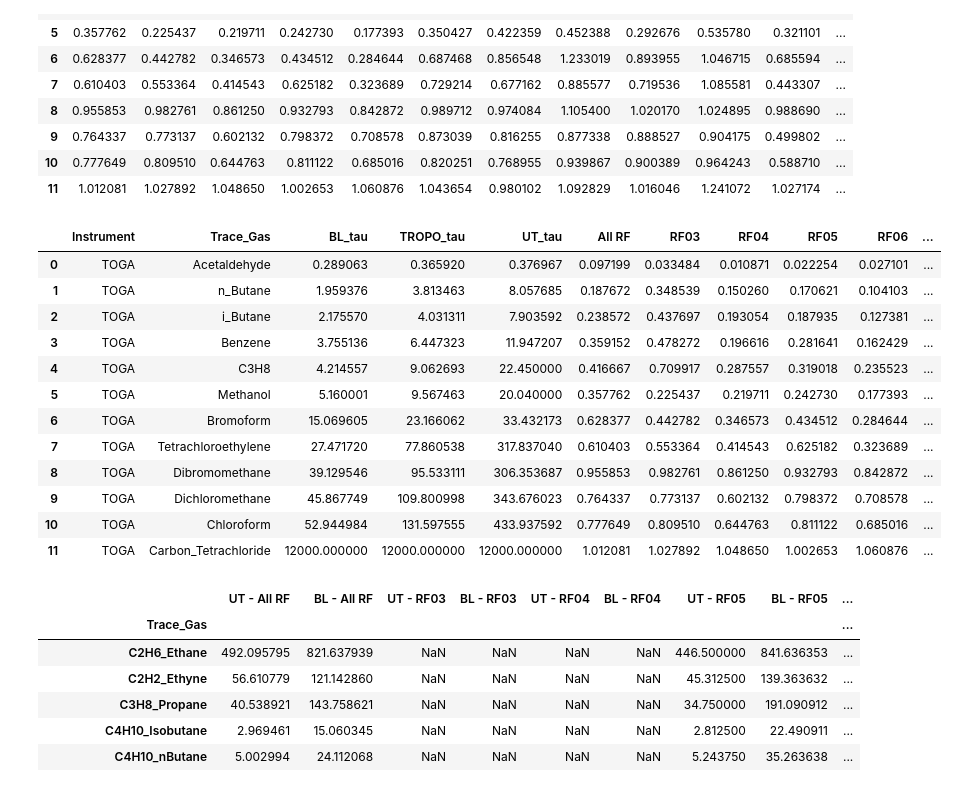
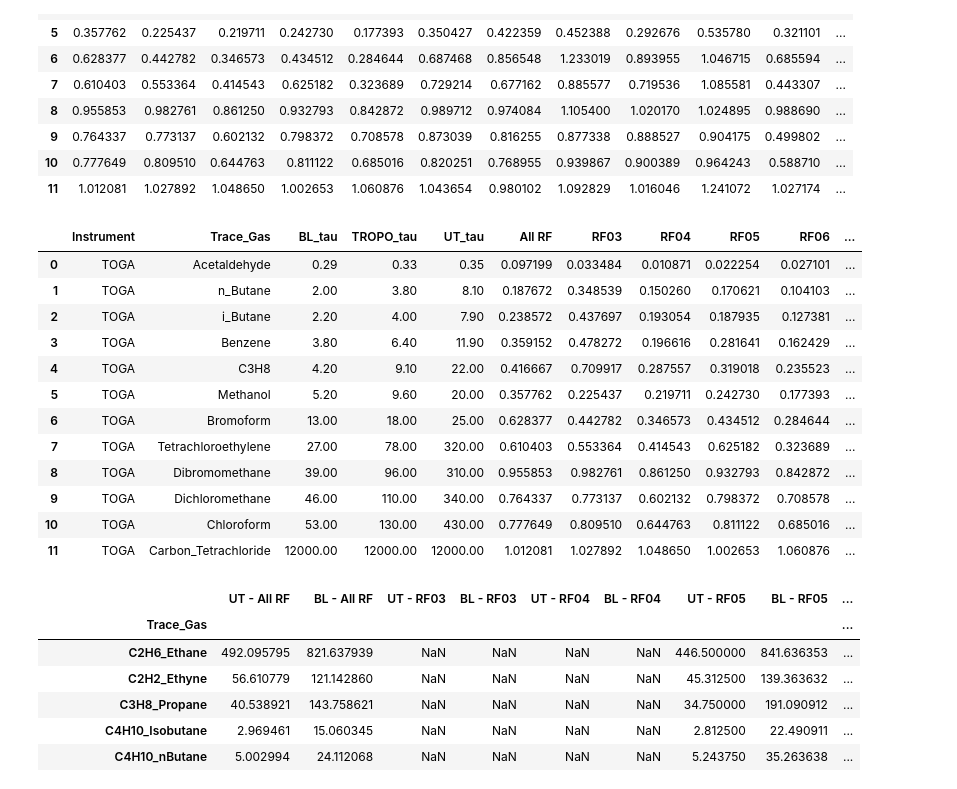
Before and after one commit to schelpon/TTS_2020_HD, a Jupyter notebook: get_ratios/get_ratios_twp_awas_replace.ipynb, the cells around one changed output. Cells and saved outputs as stored; diff of their text form; code cells hidden in the pictures.

```diff
--- a/get_ratios/get_ratios_twp_awas_replace.ipynb
+++ b/get_ratios/get_ratios_twp_awas_replace.ipynb
@@ -84,7 +84,7 @@ toga_means['UT - RF15'] = toga_df.loc[(toga_df['GGALT'] > 12000) & (toga_df['GGA
                                                           & (toga_df['Flight'] == 'RF15')].mean()
 toga_means['BL - RF15'] = toga_df.loc[(toga_df['GGALT'] < 2000) & (toga_df['Flight'] == 'RF15')].mean()
 
-toga_means = toga_means.drop('GGALT').drop('GGLAT').drop('GGLON').drop('WIC')
+toga_means = toga_means.drop('GGALT').drop('GGLAT').drop('GGLON')#.drop('WIC')
 #toga_means.index.name = "Trace_Gas"
 toga_means = toga_means.reset_index()
 toga_means = toga_means.rename(columns={'index': 'Trace_Gas'})
@@ -150,27 +150,27 @@ toga_ratios
 # %%
 ### add attribute to each species (BL, tropo, and UT lifetimes)
 # read in from xls file to make dataframe
-mypath2 = '/Volumes/scdrive2/TTS_2020/contrast_readin/toga_lodhalf/toga_lifetimes_12162019.xlsx'
+mypath2 = 'toga_lifetimes_07022020.xlsx'
 toga_lifetimes = pd.read_excel(mypath2)
 
 # merge lifetimes to ratios
 toga_ratios_full = toga_lifetimes.merge(toga_ratios, left_index=True, right_index=True)
 toga_ratios_full.insert(0, 'Instrument', 'TOGA')
 toga_ratios_full
 # %% [output]
 |  | Instrument | Trace_Gas | BL_tau | TROPO_tau | UT_tau | All RF | RF03 | RF04 | RF05 | RF06 | ... |
-| 0 | TOGA | Acetaldehyde | 0.289063 | 0.365920 | 0.376967 | 0.097199 | 0.033484 | 0.010871 | 0.022254 | 0.027101 | ... |
-| 1 | TOGA | n_Butane | 1.959376 | 3.813463 | 8.057685 | 0.187672 | 0.348539 | 0.150260 | 0.170621 | 0.104103 | ... |
-| 2 | TOGA | i_Butane | 2.175570 | 4.031311 | 7.903592 | 0.238572 | 0.437697 | 0.193054 | 0.187935 | 0.127381 | ... |
-| 3 | TOGA | Benzene | 3.755136 | 6.447323 | 11.947207 | 0.359152 | 0.478272 | 0.196616 | 0.281641 | 0.162429 | ... |
-| 4 | TOGA | C3H8 | 4.214557 | 9.062693 | 22.450000 | 0.416667 | 0.709917 | 0.287557 | 0.319018 | 0.235523 | ... |
-| 5 | TOGA | Methanol | 5.160001 | 9.567463 | 20.040000 | 0.357762 | 0.225437 | 0.219711 | 0.242730 | 0.177393 | ... |
-| 6 | TOGA | Bromoform | 15.069605 | 23.166062 | 33.432173 | 0.628377 | 0.442782 | 0.346573 | 0.434512 | 0.284644 | ... |
-| 7 | TOGA | Tetrachloroethylene | 27.471720 | 77.860538 | 317.837040 | 0.610403 | 0.553364 | 0.414543 | 0.625182 | 0.323689 | ... |
-| 8 | TOGA | Dibromomethane | 39.129546 | 95.533111 | 306.353687 | 0.955853 | 0.982761 | 0.861250 | 0.932793 | 0.842872 | ... |
-| 9 | TOGA | Dichloromethane | 45.867749 | 109.800998 | 343.676023 | 0.764337 | 0.773137 | 0.602132 | 0.798372 | 0.708578 | ... |
-| 10 | TOGA | Chloroform | 52.944984 | 131.597555 | 433.937592 | 0.777649 | 0.809510 | 0.644763 | 0.811122 | 0.685016 | ... |
-| 11 | TOGA | Carbon_Tetrachloride | 12000.000000 | 12000.000000 | 12000.000000 | 1.012081 | 1.027892 | 1.048650 | 1.002653 | 1.060876 | ... |
+| 0 | TOGA | Acetaldehyde | 0.29 | 0.33 | 0.35 | 0.097199 | 0.033484 | 0.010871 | 0.022254 | 0.027101 | ... |
+| 1 | TOGA | n_Butane | 2.00 | 3.80 | 8.10 | 0.187672 | 0.348539 | 0.150260 | 0.170621 | 0.104103 | ... |
+| 2 | TOGA | i_Butane | 2.20 | 4.00 | 7.90 | 0.238572 | 0.437697 | 0.193054 | 0.187935 | 0.127381 | ... |
+| 3 | TOGA | Benzene | 3.80 | 6.40 | 11.90 | 0.359152 | 0.478272 | 0.196616 | 0.281641 | 0.162429 | ... |
+| 4 | TOGA | C3H8 | 4.20 | 9.10 | 22.00 | 0.416667 | 0.709917 | 0.287557 | 0.319018 | 0.235523 | ... |
+| 5 | TOGA | Methanol | 5.20 | 9.60 | 20.00 | 0.357762 | 0.225437 | 0.219711 | 0.242730 | 0.177393 | ... |
+| 6 | TOGA | Bromoform | 13.00 | 18.00 | 25.00 | 0.628377 | 0.442782 | 0.346573 | 0.434512 | 0.284644 | ... |
+| 7 | TOGA | Tetrachloroethylene | 27.00 | 78.00 | 320.00 | 0.610403 | 0.553364 | 0.414543 | 0.625182 | 0.323689 | ... |
+| 8 | TOGA | Dibromomethane | 39.00 | 96.00 | 310.00 | 0.955853 | 0.982761 | 0.861250 | 0.932793 | 0.842872 | ... |
+| 9 | TOGA | Dichloromethane | 46.00 | 110.00 | 340.00 | 0.764337 | 0.773137 | 0.602132 | 0.798372 | 0.708578 | ... |
+| 10 | TOGA | Chloroform | 53.00 | 130.00 | 430.00 | 0.777649 | 0.809510 | 0.644763 | 0.811122 | 0.685016 | ... |
+| 11 | TOGA | Carbon_Tetrachloride | 12000.00 | 12000.00 | 12000.00 | 1.012081 | 1.027892 | 1.048650 | 1.002653 | 1.060876 | ... |
 # %%
 ################# -------------------- AWAS  -------------------- #################
 # %%
```
Also changed, not shown: parts of 3 cells of this notebook, 4 other files.
